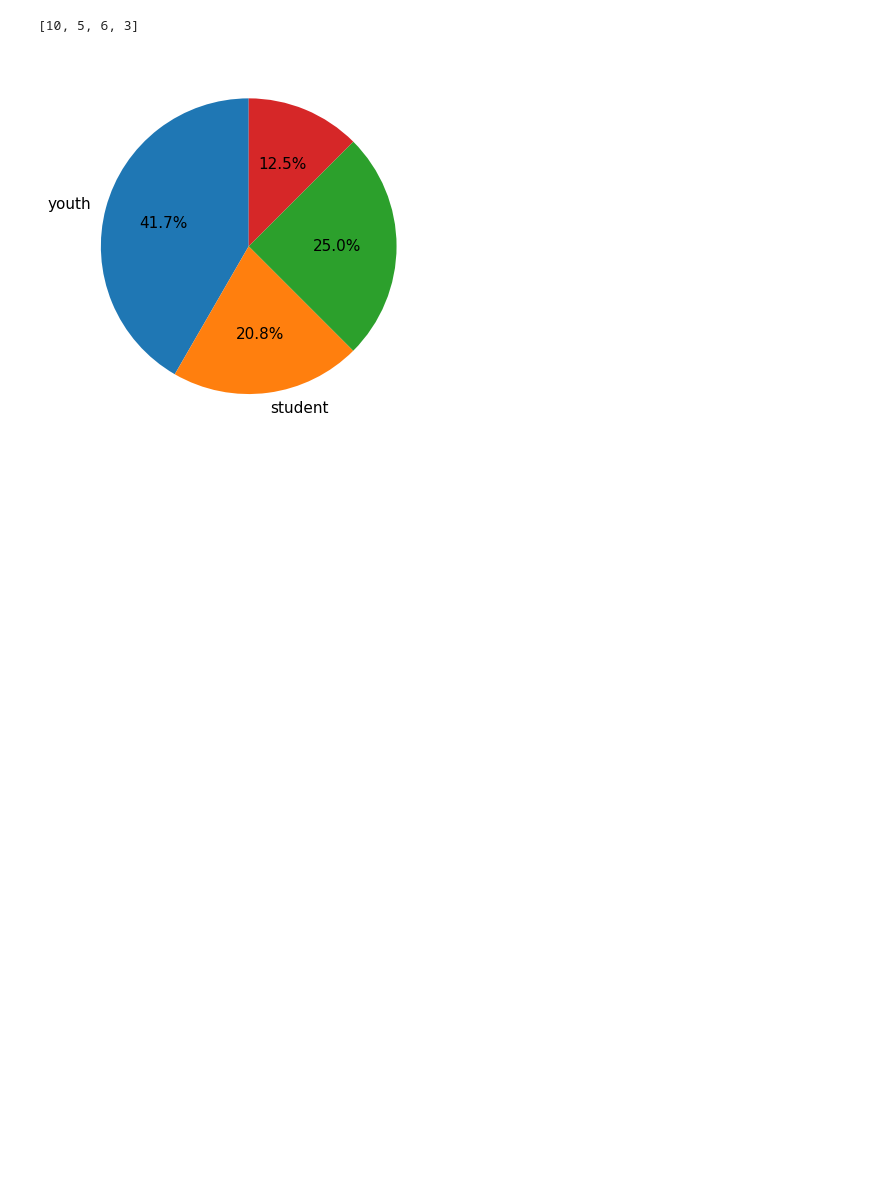
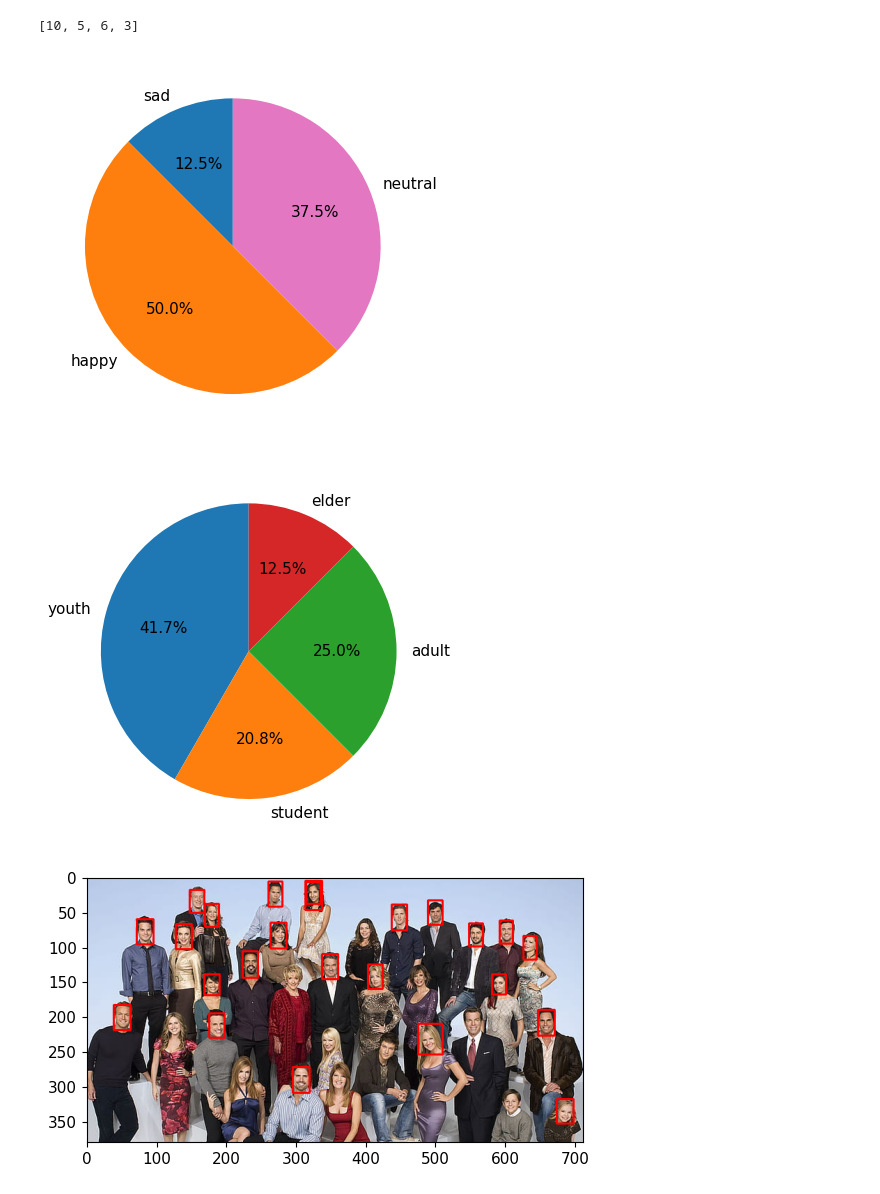
Before and after one commit to JuWanMaeng/crowd_status_analyzer, a Jupyter notebook: test_tasks.ipynb, the cells around one changed output. Saved outputs shown, nothing was run; the diff lists cells and outputs as text; code cells hidden in the pictures; blank space fills up the shorter version.

```diff
--- a/test_tasks.ipynb
+++ b/test_tasks.ipynb
@@ -143,20 +143,24 @@ print(age_ratio)
 # %%
 fig1,ax1=plt.subplots()
 wedges1, texts1, autotexts1 = ax1.pie(emo_ratio,labels=emo_labels,autopct=lambda x: '{:.1f}%'.format(x) if x > 0 else '',startangle=90)
 # Remove label for 0% value
 for i, text in enumerate(texts1):
     if emo_ratio[i] == 0:
         text.set_text('')
 
 
 
 fig2,ax2=plt.subplots()
 wedges2, texts2, autotexts2 = ax2.pie(age_ratio,labels=age_labels,autopct=lambda x: '{:.1f}%'.format(x) if x > 0 else '',startangle=90)
 # Remove label for 0% value
 for i, text in enumerate(texts2):
     if age_ratio[i] == 0:
         text.set_text('')
 
 plt.show()
+plt.imshow(opencv_img)
+plt.show()
 # %% [output]
-[figure, old version]
+[figure, new version]
+[figure, added]
+[figure, added]
```
Also changed, not shown: 17 other files.
